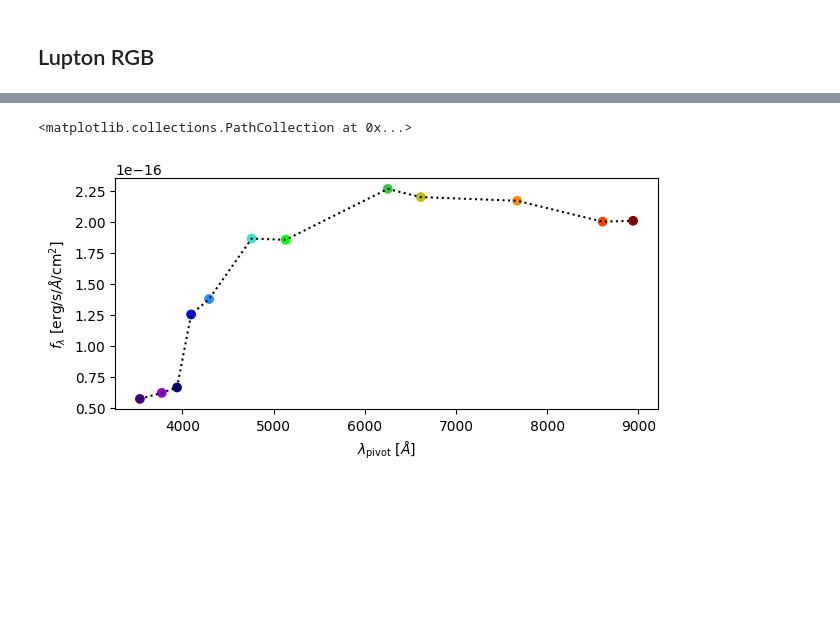
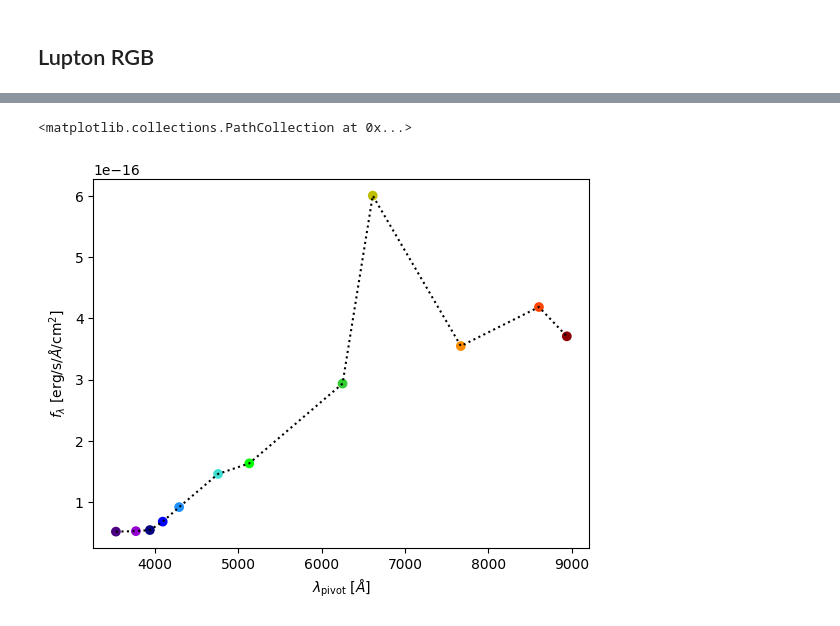
Before and after one commit to splus-collab/splusdata, a Jupyter notebook: splusdata/scubes/SCubes_example.ipynb, the cells around one changed output, grey strips where cells are left out. Saved outputs shown, nothing was run; the diff lists cells and outputs as text; code cells hidden in the pictures; blank space fills up the shorter version.

```diff
--- a/splusdata/scubes/SCubes_example.ipynb
+++ b/splusdata/scubes/SCubes_example.ipynb
@@ -3,15 +3,15 @@
 # %%
 from splusdata.scubes.core import SCubes
 
-OBJNAME = 'NGC1344'
-RA = 52.08196       # DEG
-DEC = -31.06817     # DEG
+OBJNAME = 'NGC1365'
+RA = 53.40155        # DEG
+DEC = -36.1404       # DEG
 
-FIELD='SPLUS-s24s34'
-STAMP_SIZE = 1000    # PIX
+FIELD='SPLUS-s28s33'
+STAMP_SIZE = 1500    # PIX
 VERBOSITY_LEVEL = 1
 
-creator = SCubes(RA, DEC, FIELD, size=STAMP_SIZE, verbose=VERBOSITY_LEVEL)  #, username='XXX', password='XXX')
+creator = SCubes(RA, DEC, FIELD, size=STAMP_SIZE, verbose=VERBOSITY_LEVEL)  #, username='XXXX', password='YYYY')
 scube = creator.create_cube(objname=OBJNAME, force=True, return_scube=True)
 
 ###
@@ -114,27 +132,28 @@ Text(0.5, 0.98, 'RGB examples')
 # %%
 FILTER_COLORS = {
     'u': 'indigo',
     'J0378': 'darkviolet',
     'J0395': 'navy',
     'J0410': 'b',
     'J0430': 'dodgerblue',
     'g': 'turquoise',
     'J0515': 'lime',
     'r': 'limegreen',
     'J0660': 'y',
     'i': 'darkorange',
     'J0861': 'orangered',
     'z': 'darkred',
 }
 
 c = [FILTER_COLORS[x] for x in scube.filters]
 
-plt.figure(figsize=(7, 3))
+plt.figure()
 plt.ylabel(r'$f_\lambda$ [erg/s/$\AA$/cm$^2$]')
 plt.xlabel(r'$\lambda_{\rm pivot}$ [$\AA$]')
-x, y = scube.pivot_wave, scube.flux__lyx[:, scube.i_y0, scube.i_x0]
-plt.plot(x,y, 'k:')
+x = scube.pivot_wave
+y = scube.flux__byx[:, scube.i_y0, scube.i_x0]
+plt.plot(x, y, 'k:')
 plt.scatter(x, y, c=c)
 # %% [output]
 <matplotlib.collections.PathCollection at 0x...>
-[figure, old version]
+[figure, new version]
```
Also changed, not shown: parts of 6 cells of this notebook, 3 other files.
